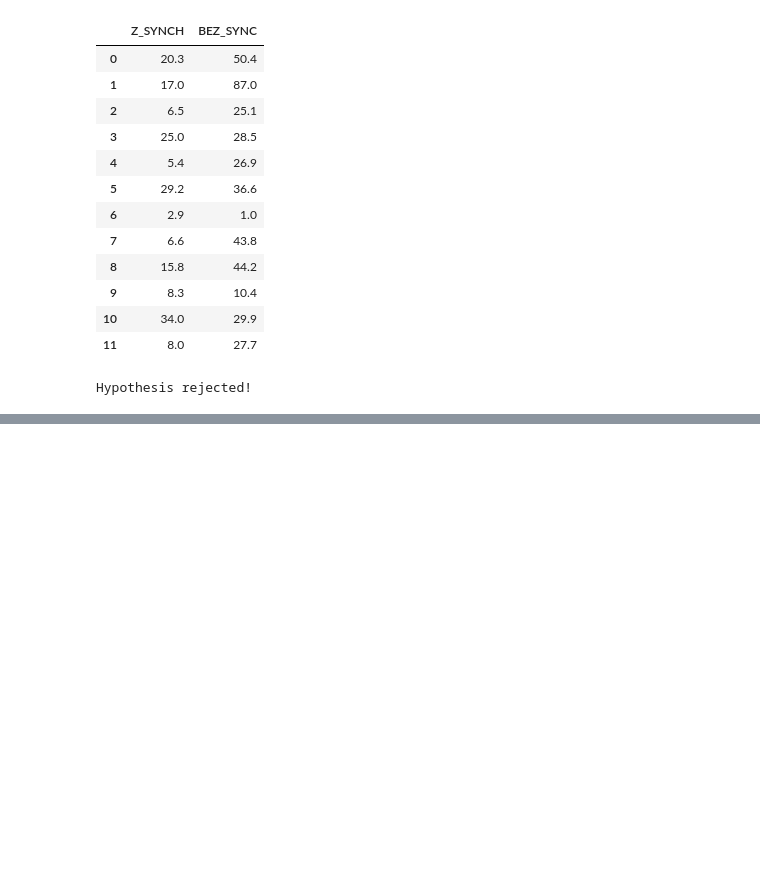
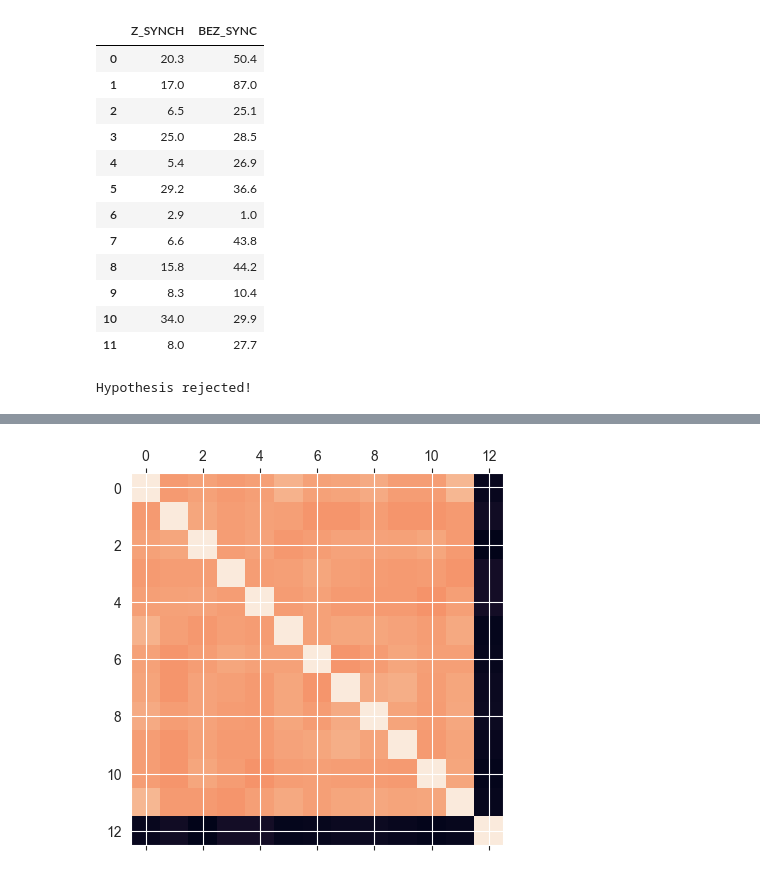
Before and after one commit to Alexa9der/Szkolenie_SDA, a Jupyter notebook: Statystyka i prawdopodoby/Zadania Statystyka i prawdopodobieństwo.ipynb, the cells around one changed output, grey strips where cells are left out. Saved outputs shown, nothing was run; the diff lists cells and outputs as text; code cells hidden in the pictures; blank space fills up the shorter version.

```diff
--- a/Statystyka i prawdopodoby/Zadania Statystyka i prawdopodobieństwo.ipynb
+++ b/Statystyka i prawdopodoby/Zadania Statystyka i prawdopodobieństwo.ipynb
@@ -928,0 +1008,9 @@ Hypothesis rejected!
+# %%
+data_months_seniority = data_workers.loc[:,"styczen":"grudzien"]
+data_months_seniority["stazpracy"] = data_workers["stazpracy"]
+
+corr_months_seniority = data_months_seniority.corr(method='spearman')
+display( corr_months_seniority.style.background_gradient(axis=0))
+
+plt.matshow(corr_months_seniority);
+# %% [output]
@@ -928,0 +1031 @@ Hypothesis rejected!
+[figure, added]
```
Also changed, not shown: parts of 11 cells of this notebook.
